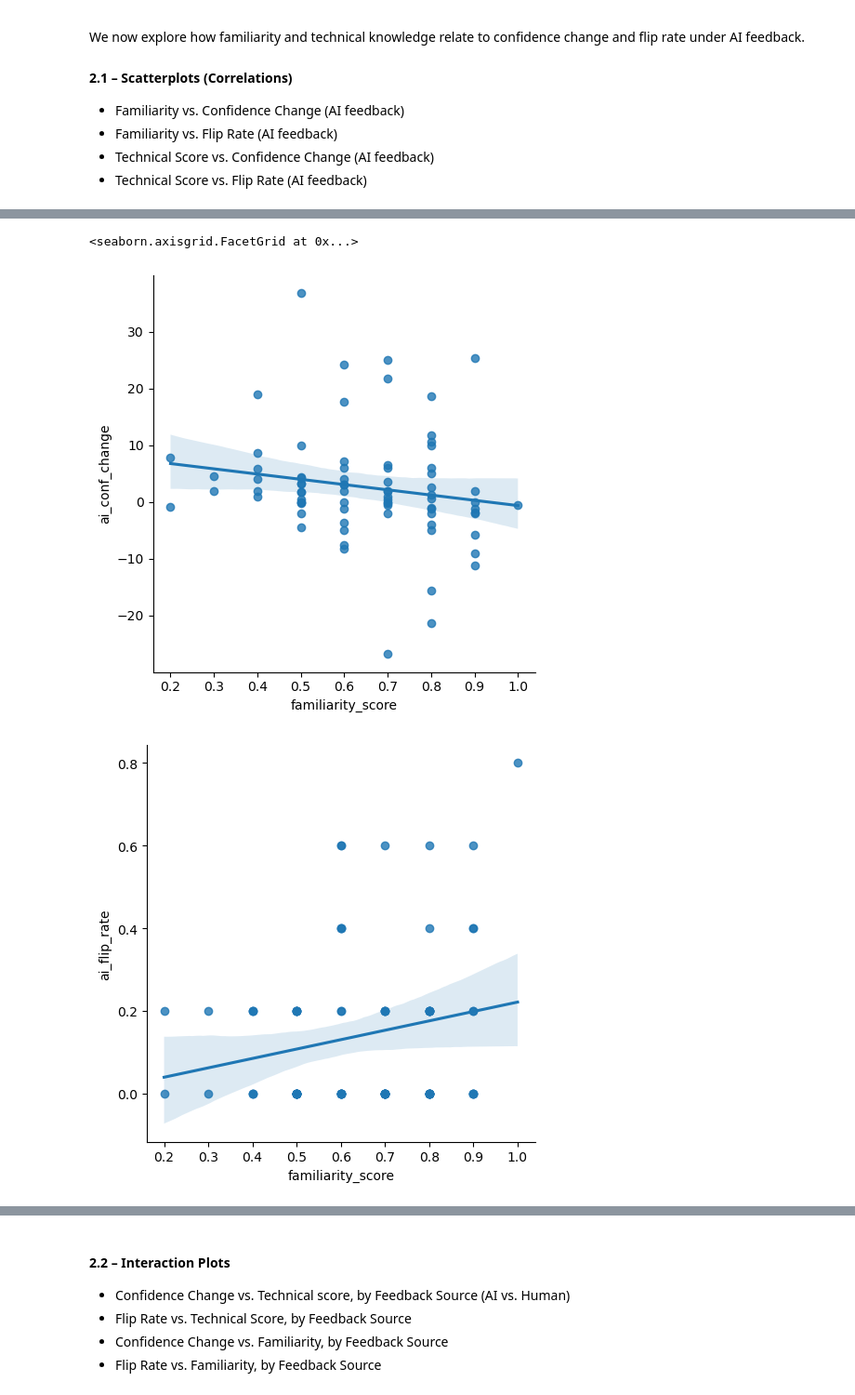
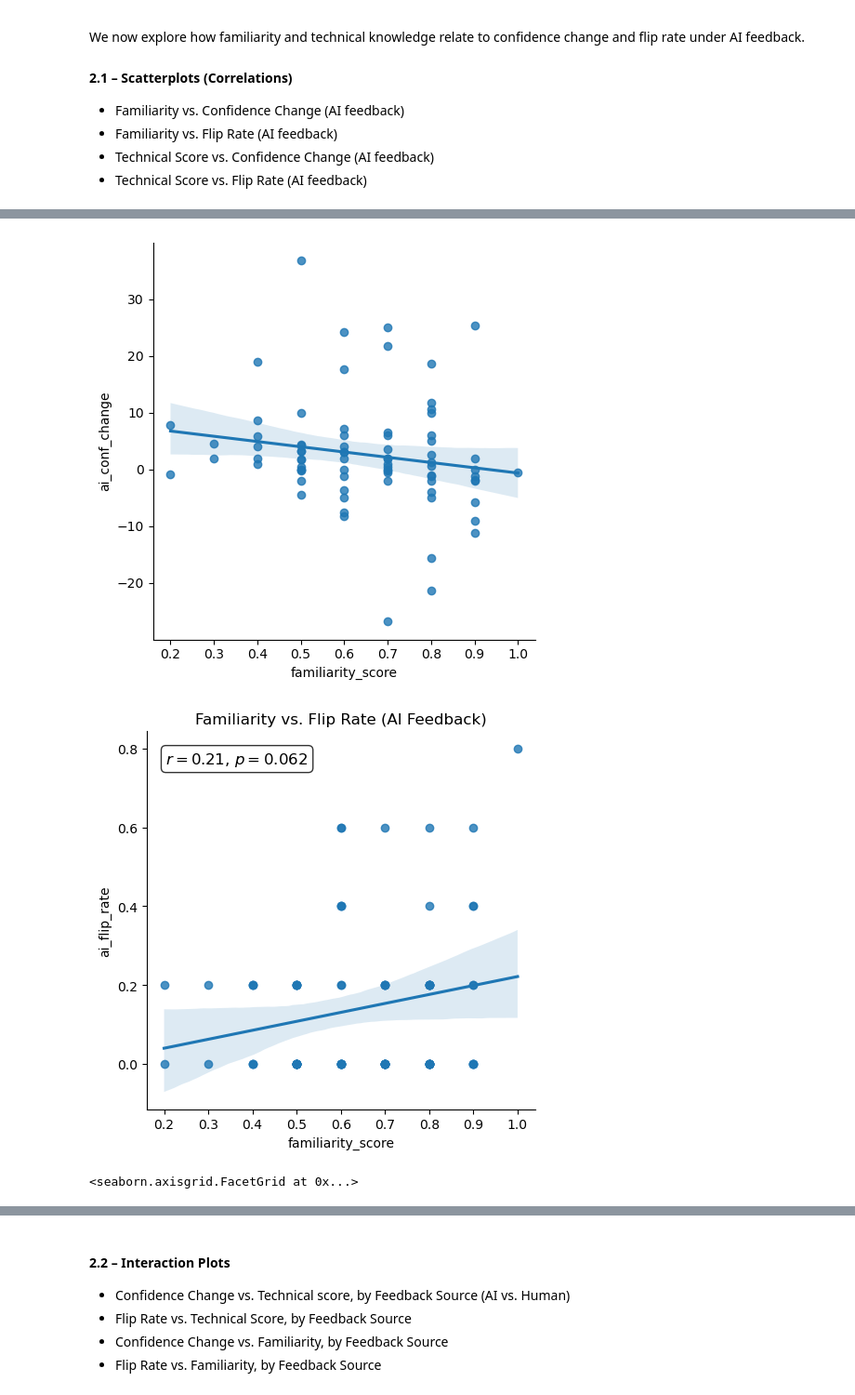
Before and after one commit to liogrnbrg/SHS_Psycho, a Jupyter notebook: main_analysis.ipynb, the cells around one changed output, grey strips where cells are left out. Shown at 93% size. Drawn from its saved outputs; the diff is of its cells as text; code cells hidden in the pictures.

```diff
--- a/main_analysis.ipynb
+++ b/main_analysis.ipynb
@@ -135,7 +135,7 @@ for col in df.columns:
     new_columns[col] = new_col
 
 # Rename the dataframe columns
-df_new = df.rename(columns=new_columns)
+new_df = df.rename(columns=new_columns)
 # %%
 
 # Initialize an empty list to store the restructured data
@@ -170,7 +170,7 @@ feedb_guess_dict = {
 
 
 # Process each participant
-for _, row in df_new.iterrows():
+for _, row in new_df.iterrows():
     participant_id = row['responseid']
     feedback_type = row['feedback_type'] if 'feedback_type' in row else None
     technical_score = row['technical_score'] if 'technical_score' in row else None
@@ -2660,12 +3123,40 @@ We now explore how familiarity and technical knowledge relate to confidence chan
 # %%
+import seaborn as sns
+import matplotlib.pyplot as plt
+from scipy.stats import pearsonr
+
 sns.lmplot(data=ai_summary, x='familiarity_score', y='ai_conf_change')
-sns.lmplot(data=ai_summary, x='familiarity_score', y='ai_flip_rate')
+g = sns.lmplot(
+    data=ai_summary,
+    x='familiarity_score',
+    y='ai_flip_rate',
+)
+
+# Step 2: Compute Pearson correlation and p-value
+r, p = pearsonr(ai_summary['familiarity_score'], ai_summary['ai_flip_rate'])
+
+# Step 3: Add annotation (on the Axes inside the FacetGrid)
+ax = g.ax                         # equivalent to plt.gca() when using lmplot
+text = f"$r = {r:.2f}$, $p = {p:.3f}$"
+ax.text(
+    0.05,                        # x-coordinate (adjust to where you want the text)
+    0.95,                        # y-coordinate (in axis coords if using transform)
+    text,
+    transform=ax.transAxes,     # interpret (x, y) as axes fraction [0, 1]
+    fontsize=12,
+    verticalalignment='top',
+    bbox=dict(boxstyle="round", facecolor="white", alpha=0.8)
+)
+
+plt.title("Familiarity vs. Flip Rate (AI Feedback)")
+plt.tight_layout()
+plt.show()
 sns.lmplot(data=ai_summary, x='technical_score', y='ai_conf_change')
 sns.lmplot(data=ai_summary, x='technical_score', y='ai_flip_rate')
 # %% [output]
-<seaborn.axisgrid.FacetGrid at 0x...>
 [figure]
-[figure, old version]
+[figure, new version]
+<seaborn.axisgrid.FacetGrid at 0x...>
 [figure]
 [figure]
 # %% [markdown]
```
Also changed, not shown: parts of 32 cells of this notebook, 1 other file.
